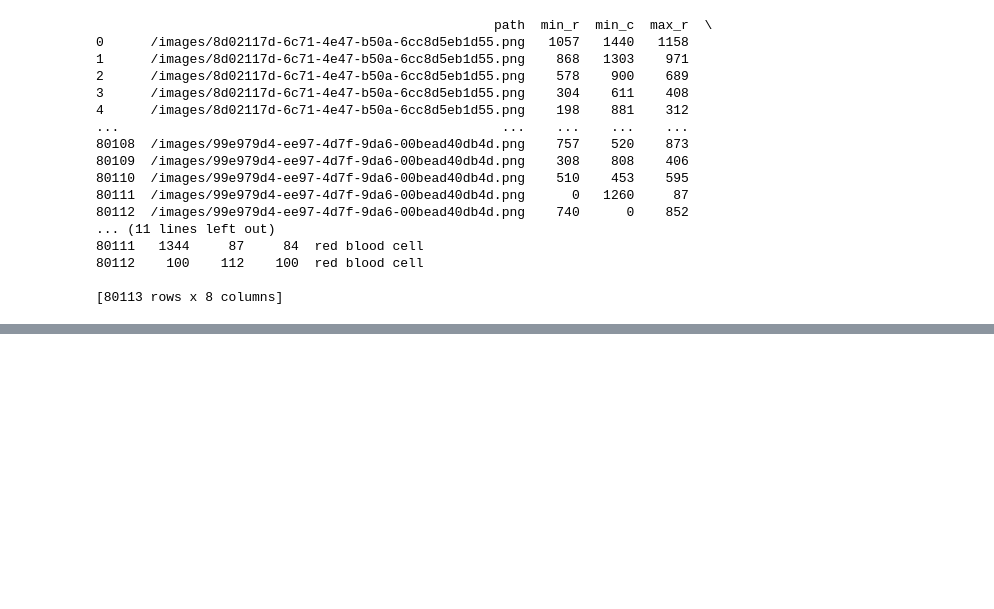
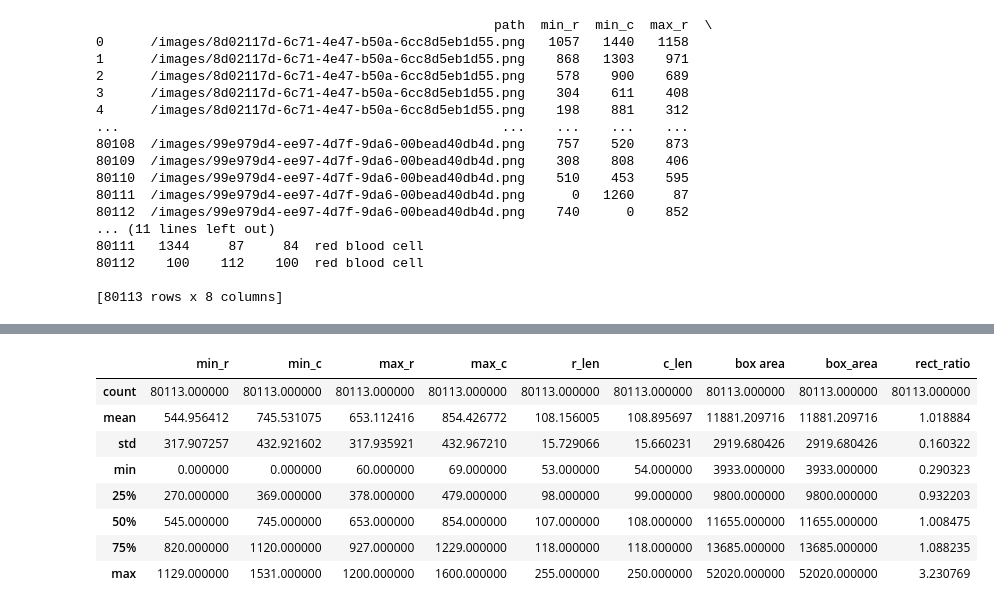
Before and after one commit to aliciademorauk/malari_eye, a Jupyter notebook: notebooks/ap_json_clean.ipynb, the cells around one changed output, grey strips where cells are left out. Saved outputs shown, nothing was run; the diff lists cells and outputs as text; code cells hidden in the pictures; blank space fills up the shorter version.

```diff
--- a/notebooks/ap_json_clean.ipynb
+++ b/notebooks/ap_json_clean.ipynb
@@ -58,0 +75,12 @@ print(training_json_df)
+# %%
+training_json_df.describe()
+# %% [output]
+|  | min_r | min_c | max_r | max_c | r_len | c_len | box area | box_area | rect_ratio |
+| count | 80113.000000 | 80113.000000 | 80113.000000 | 80113.000000 | 80113.000000 | 80113.000000 | 80113.000000 | 80113.000000 | 80113.000000 |
+| mean | 544.956412 | 745.531075 | 653.112416 | 854.426772 | 108.156005 | 108.895697 | 11881.209716 | 11881.209716 | 1.018884 |
+| std | 317.907257 | 432.921602 | 317.935921 | 432.967210 | 15.729066 | 15.660231 | 2919.680426 | 2919.680426 | 0.160322 |
+| min | 0.000000 | 0.000000 | 60.000000 | 69.000000 | 53.000000 | 54.000000 | 3933.000000 | 3933.000000 | 0.290323 |
+| 25% | 270.000000 | 369.000000 | 378.000000 | 479.000000 | 98.000000 | 99.000000 | 9800.000000 | 9800.000000 | 0.932203 |
+| 50% | 545.000000 | 745.000000 | 653.000000 | 854.000000 | 107.000000 | 108.000000 | 11655.000000 | 11655.000000 | 1.008475 |
+| 75% | 820.000000 | 1120.000000 | 927.000000 | 1229.000000 | 118.000000 | 118.000000 | 13685.000000 | 13685.000000 | 1.088235 |
+| max | 1129.000000 | 1531.000000 | 1200.000000 | 1600.000000 | 255.000000 | 250.000000 | 52020.000000 | 52020.000000 | 3.230769 |
```
Also changed, not shown: parts of 4 cells of this notebook.
